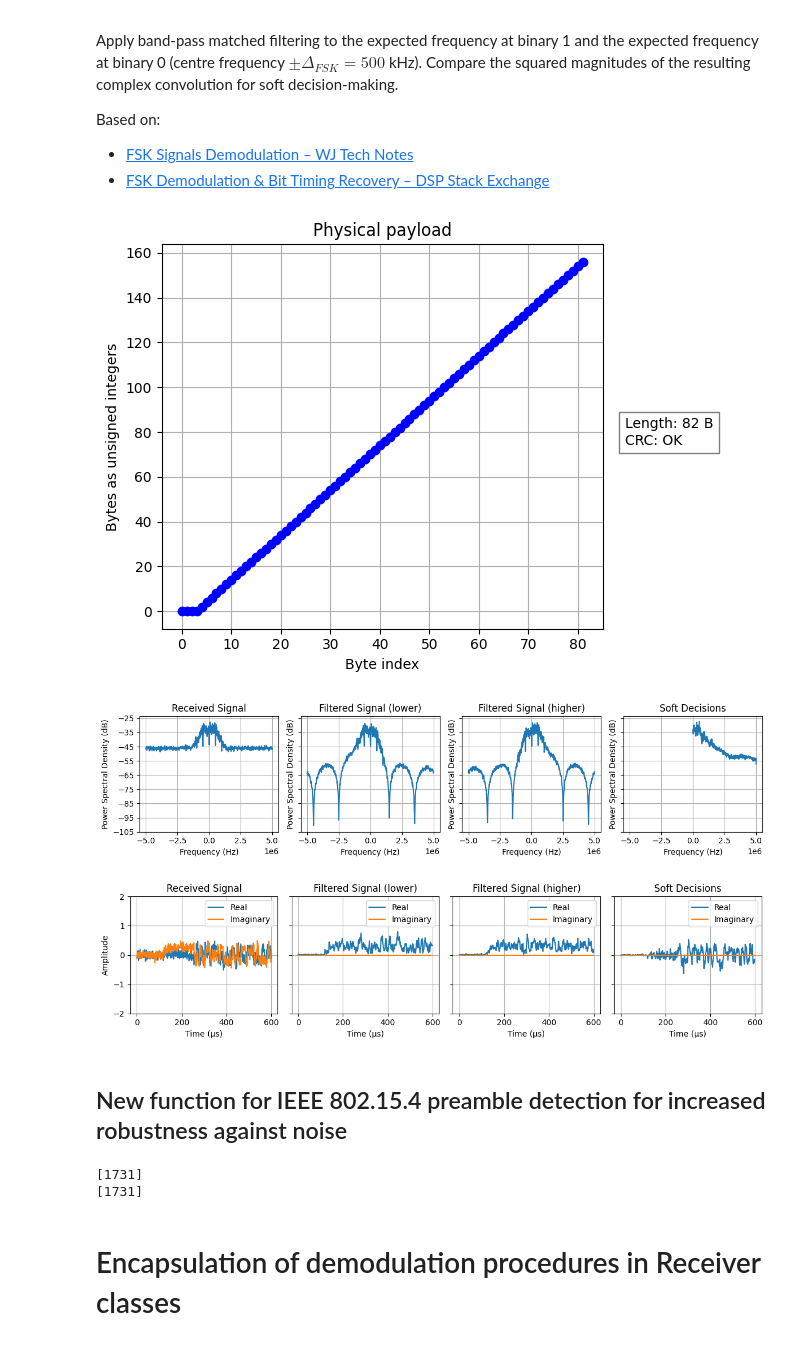
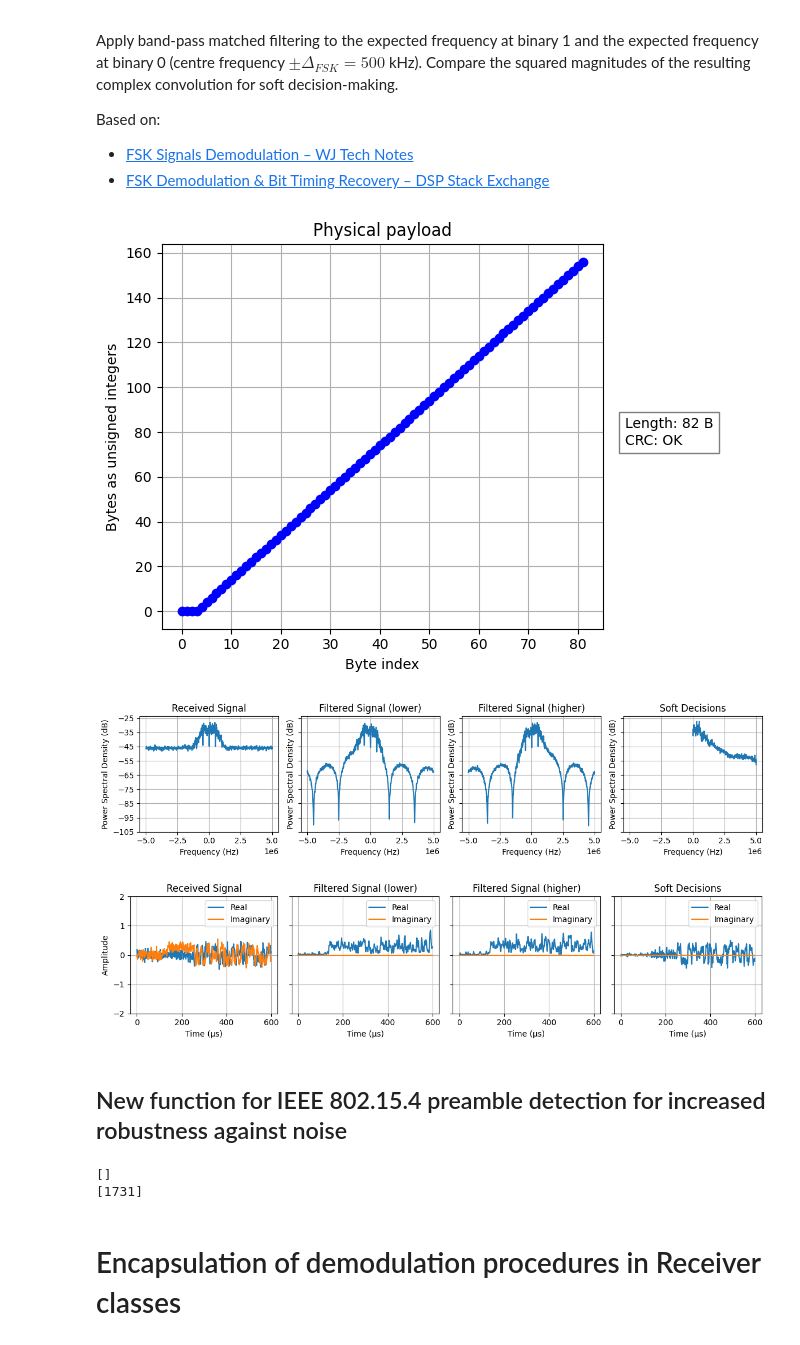
Before and after one commit to SDMote/SDR_projects, a Jupyter notebook: python_phy/jupyter_notebooks/802154_matched_filter_prototype.ipynb, the cells around one changed output. Cells and saved outputs as stored; diff of their text form; code cells hidden in the pictures.

```diff
--- a/python_phy/jupyter_notebooks/802154_matched_filter_prototype.ipynb
+++ b/python_phy/jupyter_notebooks/802154_matched_filter_prototype.ipynb
@@ -148,8 +147,8 @@ rect_bandpass_lower = rect_taps / complex_exp
 rect_bandpass_higher = rect_taps * complex_exp
 
 # Band-pass filter (complex signal, complex filter, complex output)
-iq_samples_lower = scipy.signal.convolve(iq_samples_noisy, rect_bandpass_lower, mode="same")
-iq_samples_higher = scipy.signal.convolve(iq_samples_noisy, rect_bandpass_higher, mode="same")
+iq_samples_lower = scipy.signal.correlate(iq_samples_noisy, rect_bandpass_lower, mode="same")
+iq_samples_higher = scipy.signal.correlate(iq_samples_noisy, rect_bandpass_higher, mode="same")
 
 # Magnitude squared
 iq_samples_lower_square = iq_samples_lower * np.conj(iq_samples_lower)
@@ -182,34 +181,34 @@ plot_periodograms(
         "Filtered Signal (lower)",
         "Filtered Signal (higher)",
         "Soft Decisions",
     ],
     figsize=(12, 3),
     NFFT=1024,
     horizontal=True,
 )
 
 plot_complex_time(
     [
         iq_samples_noisy[time_interval[0] : time_interval[1]],
         iq_samples_lower_square[time_interval[0] : time_interval[1]],
         iq_samples_higher_square[time_interval[0] : time_interval[1]],
         soft_decisions_subtracted[time_interval[0] : time_interval[1]],
     ],
     fs=fs,
     titles=[
         "Received Signal",
         "Filtered Signal (lower)",
         "Filtered Signal (higher)",
         "Soft Decisions",
     ],
     figsize=(12, 3),
     ylim=(-2, 2),
     horizontal=True,
 )
 # %% [output]
 [figure]
 [figure]
-[figure, old version]
+[figure, new version]
 # %% [markdown]
 ## New function for IEEE 802.15.4 preamble detection for increased robustness against noise
 # %%
@@ -246,8 +245,8 @@ print(preamble_detection_802154(chip_samples, threshold=12, chip_mapping=chip_ma
 
 # Both functions should return the same, but the new one should be more robust against noise
 # %% [output]
+[]
 [1731]
-[1731]
 # %% [markdown]
 # Encapsulation of demodulation procedures in Receiver classes
 # %%
```
Also changed, not shown: parts of 2 cells of this notebook, 2 other files.
